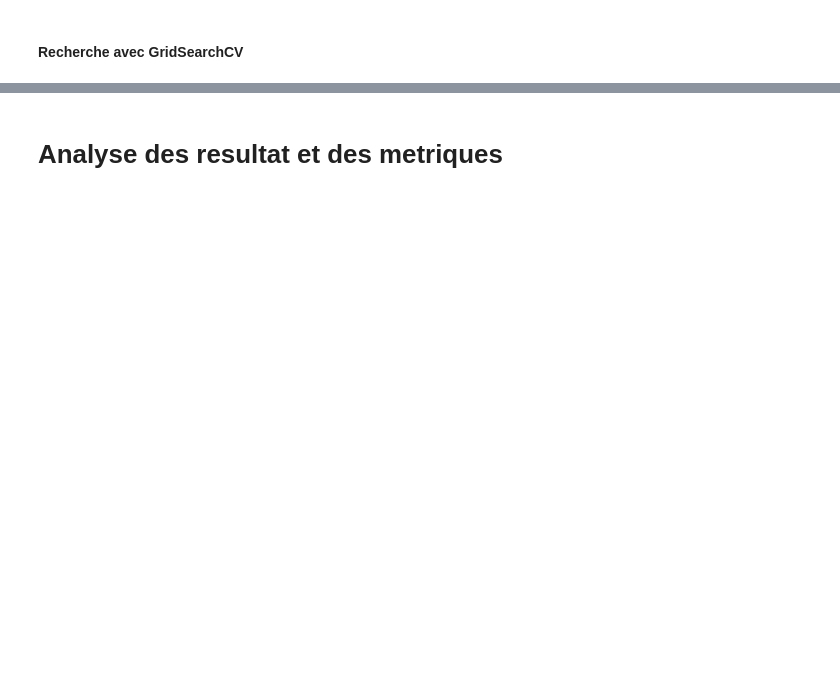
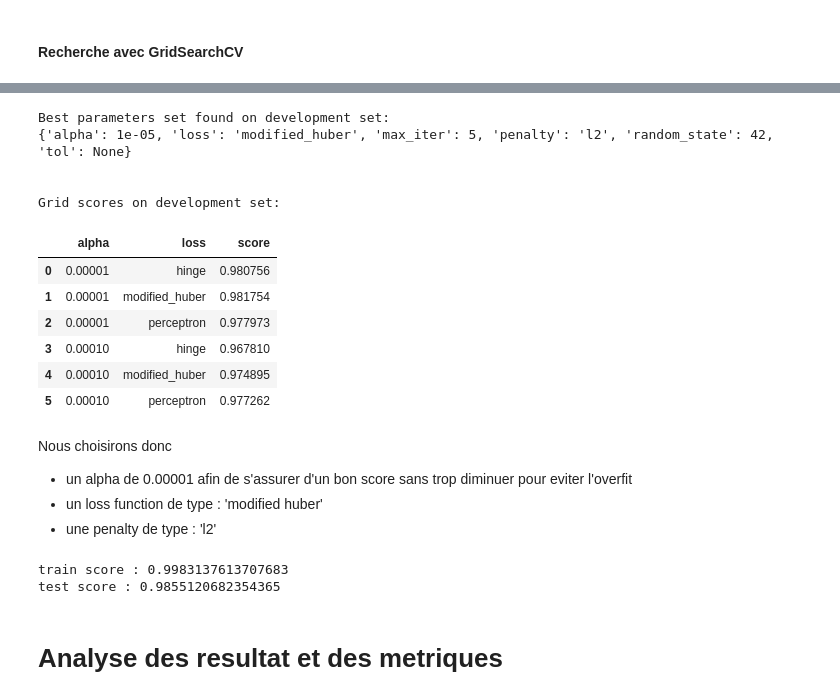
Before and after one commit to kilca/AI-CodingLanguage-Recognition, a Jupyter notebook: IAPA-Projet.ipynb, the cells around one changed output, grey strips where cells are left out. Drawn from its saved outputs; the diff is of its cells as text; code cells hidden in the pictures; blank space fills up the shorter version.

```diff
--- a/IAPA-Projet.ipynb
+++ b/IAPA-Projet.ipynb
@@ -248,0 +198,6 @@ print(lang)
+# %%
+pd.set_option('display.expand_frame_repr', False)
+data= [trainScore, validScore]
+print(len(validScore))
+ptable = pd.DataFrame(data, columns=names)
+display(ptable)
@@ -368,0 +317,18 @@ valid score : 0.9694516648100012
+# %%
+classifier = SGDClassifier()
+
+param = {'loss' : ['hinge','modified_huber','perceptron'],
+         'penalty' : ['l2'],
+         'random_state' : [42],
+         'max_iter' : [5],
+         'tol' : [None],
+         'alpha' : [0.00001,0.0001]}
+gscv = GridSearchCV(classifier, param)
+
+clf = Pipeline([
+    ('vect', CountVectorizer()),
+    ('tfidf', TfidfTransformer()),#use_idf=True est mieu (et change peu)
+    ('clf', gscv),
+])
+clf = clf.fit(train["content"], train["lang"])
+sorted(gscv.cv_results_.keys())
@@ -369,3 +355,52 @@ valid score : 0.9694516648100012
+# %%
+print("Best parameters set found on development set:")
+print(gscv.best_params_)
+print()
+print()
+print("Grid scores on development set:")
+means = gscv.cv_results_['mean_test_score']
+stds = gscv.cv_results_['std_test_score']
+columns = ["alpha","loss","score"]
+values = []
+for mean, std, params in zip(means, stds, gscv.cv_results_['params']):
+    values.append([params["alpha"],params["loss"],mean])
+
+ptable = pd.DataFrame(values, columns=columns)
+display(ptable)
+# %% [output]
+Best parameters set found on development set:
+{'alpha': 1e-05, 'loss': 'modified_huber', 'max_iter': 5, 'penalty': 'l2', 'random_state': 42, 'tol': None}
+
+
+Grid scores on development set:
+|  | alpha | loss | score |
+| 0 | 0.00001 | hinge | 0.980756 |
+| 1 | 0.00001 | modified_huber | 0.981754 |
+| 2 | 0.00001 | perceptron | 0.977973 |
+| 3 | 0.00010 | hinge | 0.967810 |
+| 4 | 0.00010 | modified_huber | 0.974895 |
+| 5 | 0.00010 | perceptron | 0.977262 |
+# %% [markdown]
+Nous choisirons donc
+- un alpha de 0.00001 afin de s'assurer d'un bon score sans trop diminuer pour eviter l'overfit
+- un loss function de type : 'modified huber'
+- une penalty de type : 'l2'
+# %%
+#Choisi :
+clf = Pipeline([
+    ('vect', CountVectorizer()),
+    ('tfidf', TfidfTransformer()),#use_idf=True est mieu (et change peu)
+    ('clf', SGDClassifier(alpha=0.00001,loss='modified_huber', penalty='l2',
+                        random_state=42,
+                          max_iter=5,tol=None)),
+])
+clf = clf.fit(train["content"], train["lang"])
+
+print("train score :",clf.score(train["content"],train["lang"]))
+print("test score :",clf.score(valid["content"],valid["lang"]))
+# %% [output]
+train score : 0.9983137613707683
+test score : 0.9855120682354365
 # %% [markdown]
 # Analyse des resultat et des metriques
 # %%
```
Also changed, not shown: parts of 24 cells of this notebook.
